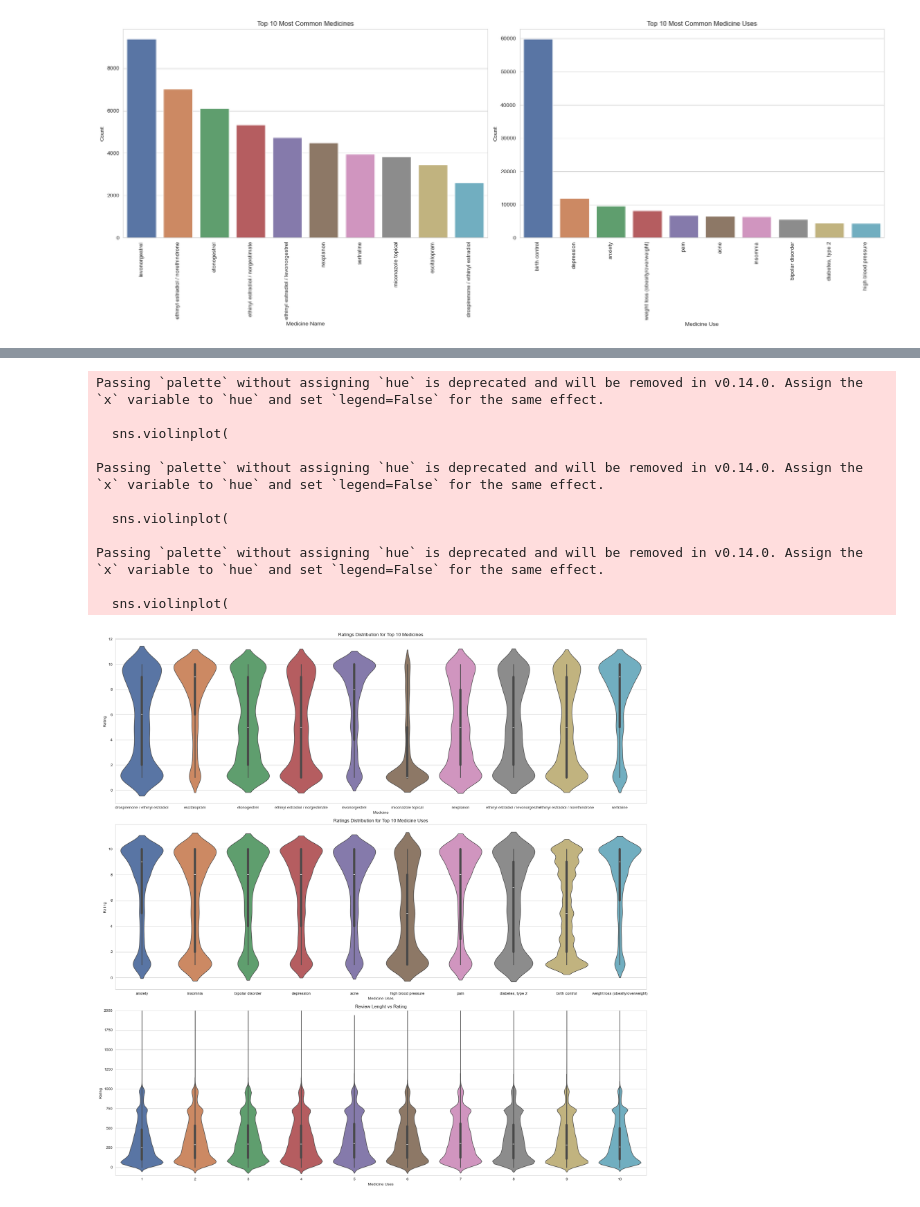
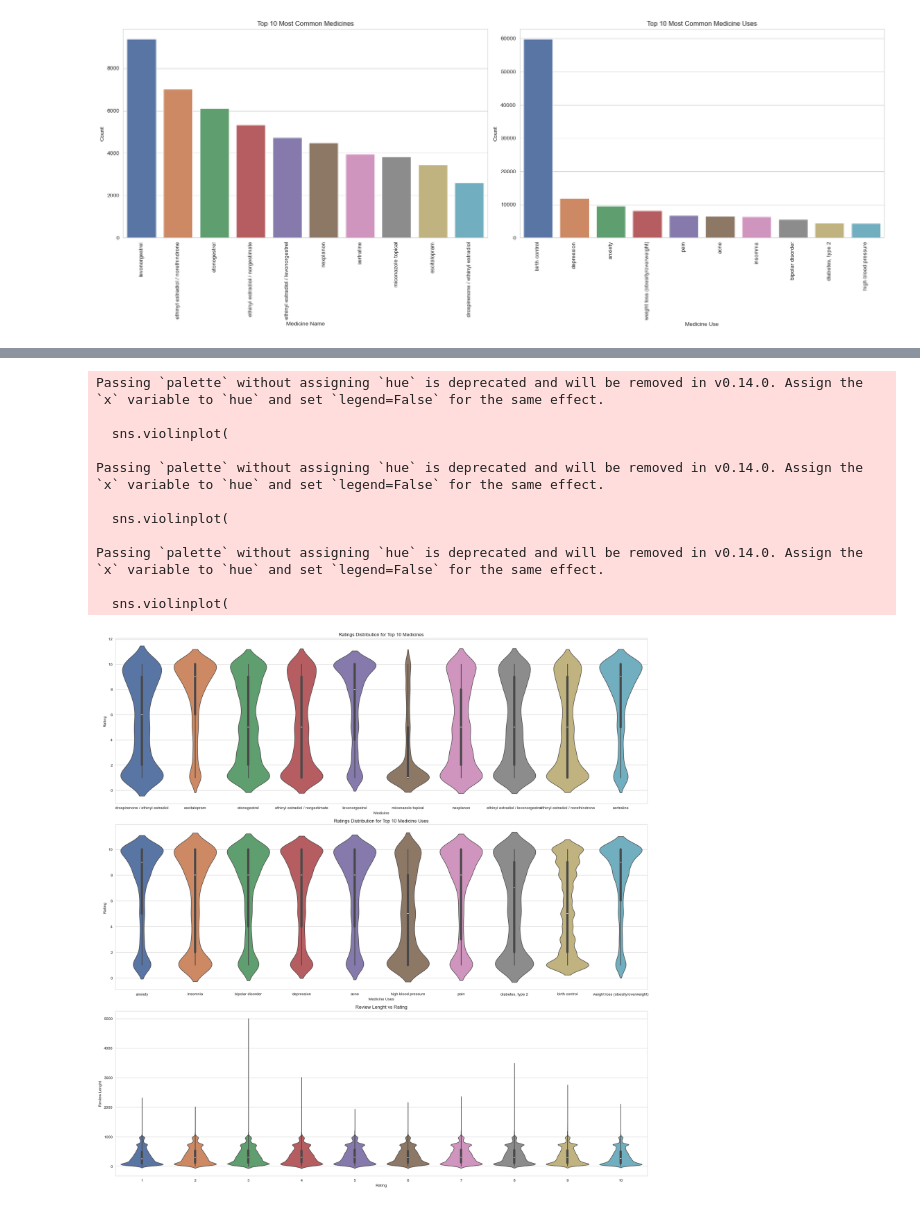
Before and after one commit to brunojrg/social-media-pharmacovigilance, a Jupyter notebook: 1.cleaning_eda.ipynb, the cells around one changed output, grey strips where cells are left out. Drawn from its saved outputs; the diff is of its cells as text; code cells hidden in the pictures.

```diff
--- a/1.cleaning_eda.ipynb
+++ b/1.cleaning_eda.ipynb
@@ -9,8 +9,8 @@ import seaborn as sns
 # %% [markdown]
 # Load dataset
 # %%
-# Load the dataset from Mendely
-dataset = pd.read_csv("../datasets/DrugReviews.csv")
+# Load the dataset from Mendeley
+dataset = pd.read_csv("data/DrugReviews.csv")
 # %% [markdown]
 # Exploratory Data Analysis (EDA)
 # %%
@@ -458,35 +560,35 @@ sns.violinplot(
 )
 axes[1].set_title('Ratings Distribution for Top 10 Medicine Uses')
 axes[1].set_xlabel('Medicine Uses')
 axes[1].set_ylabel('Rating')
 
 # Review lenght vs rating
 sns.violinplot(
     x="Rating",
     y="ReviewLength",
     data=df,
     palette='deep',
     ax=axes[2]
 )
 axes[2].set_title('Review Lenght vs Rating')
-axes[2].set_xlabel('Medicine Uses')
-axes[2].set_ylabel('Rating')
-axes[2].set_ylim(-100,2000)
-
+axes[2].set_xlabel('Rating')
+axes[2].set_ylabel('Review Lenght')
 
 # Show graph
 plt.tight_layout()
+plt.savefig('data/figures/violin_plots.png')
+
 plt.show()
 # %% [output]
 Passing `palette` without assigning `hue` is deprecated and will be removed in v0.14.0. Assign the `x` variable to `hue` and set `legend=False` for the same effect.
 
   sns.violinplot(
 
 Passing `palette` without assigning `hue` is deprecated and will be removed in v0.14.0. Assign the `x` variable to `hue` and set `legend=False` for the same effect.
 
   sns.violinplot(
 
 Passing `palette` without assigning `hue` is deprecated and will be removed in v0.14.0. Assign the `x` variable to `hue` and set `legend=False` for the same effect.
 
   sns.violinplot(
-[figure, old version]
+[figure, new version]
```
Also changed, not shown: parts of 19 cells of this notebook.
